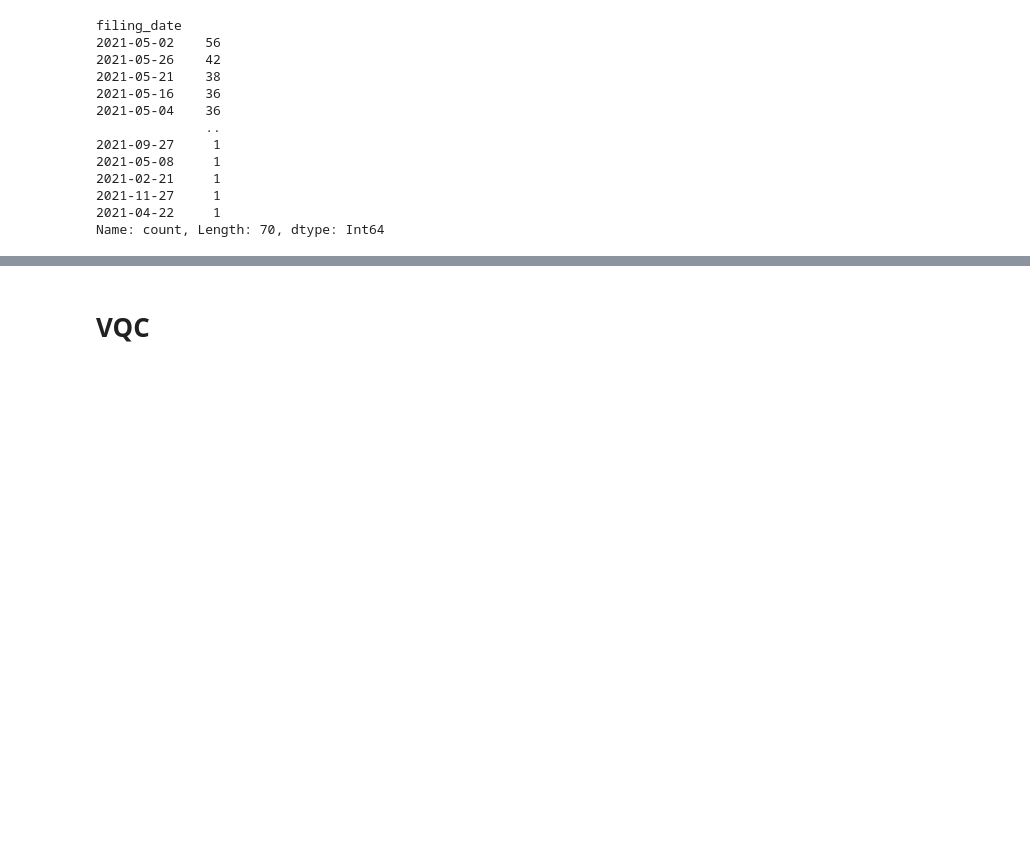
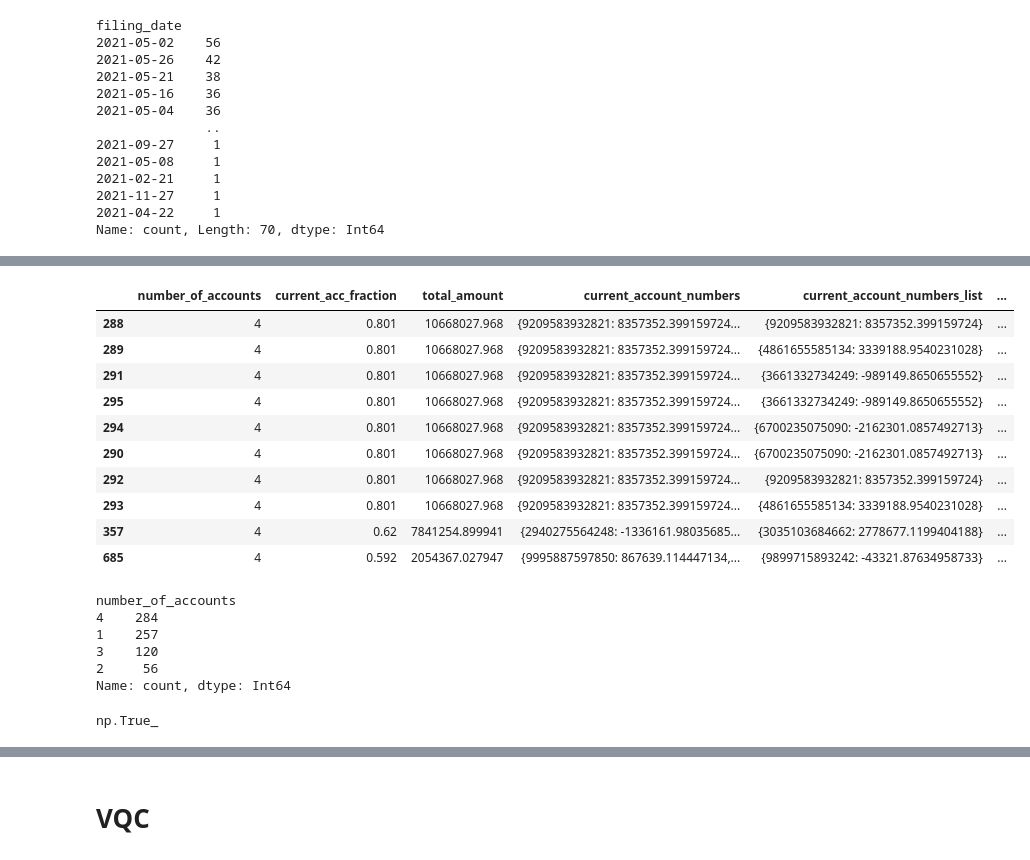
Before and after one commit to floatn/QML-for-finance, a Jupyter notebook: qml_code.ipynb, the cells around one changed output, grey strips where cells are left out. Drawn from its saved outputs; the diff is of its cells as text; code cells hidden in the pictures; blank space fills up the shorter version.

```diff
--- a/qml_code.ipynb
+++ b/qml_code.ipynb
@@ -1585,0 +1626,28 @@ cs4_df = cs3_df.copy()
+# %%
+cs4_df.sort_values(by='company_reg_number', ascending=False)[cs4_df.columns[178:186]].sort_values(by='number_of_accounts', ascending=False).head(10)
+# %% [output]
+|  | number_of_accounts | current_acc_fraction | total_amount | current_account_numbers | current_account_numbers_list | ... |
+| 288 | 4 | 0.801 | 10668027.968 | {9209583932821: 8357352.399159724... | {9209583932821: 8357352.399159724} | ... |
+| 289 | 4 | 0.801 | 10668027.968 | {9209583932821: 8357352.399159724... | {4861655585134: 3339188.9540231028} | ... |
+| 291 | 4 | 0.801 | 10668027.968 | {9209583932821: 8357352.399159724... | {3661332734249: -989149.8650655552} | ... |
+| 295 | 4 | 0.801 | 10668027.968 | {9209583932821: 8357352.399159724... | {3661332734249: -989149.8650655552} | ... |
+| 294 | 4 | 0.801 | 10668027.968 | {9209583932821: 8357352.399159724... | {6700235075090: -2162301.0857492713} | ... |
+| 290 | 4 | 0.801 | 10668027.968 | {9209583932821: 8357352.399159724... | {6700235075090: -2162301.0857492713} | ... |
+| 292 | 4 | 0.801 | 10668027.968 | {9209583932821: 8357352.399159724... | {9209583932821: 8357352.399159724} | ... |
+| 293 | 4 | 0.801 | 10668027.968 | {9209583932821: 8357352.399159724... | {4861655585134: 3339188.9540231028} | ... |
+| 357 | 4 | 0.62 | 7841254.899941 | {2940275564248: -1336161.98035685... | {3035103684662: 2778677.1199404188} | ... |
+| 685 | 4 | 0.592 | 2054367.027947 | {9995887597850: 867639.114447134,... | {9899715893242: -43321.87634958733} | ... |
+# %%
+cs4_df['number_of_accounts'].value_counts()
+# %% [output]
+number_of_accounts
+4    284
+1    257
+3    120
+2     56
+Name: count, dtype: Int64
+# %%
+cs4_df.groupby('company_reg_number')['current_acc_fraction'].apply(lambda x: (x.iloc[0] == x).all()).all()
+cs4_df.groupby('company_reg_number')['total_amount'].apply(lambda x: (x.iloc[0] == x).all()).all()
+# %% [output]
+np.True_
```
Also changed, not shown: parts of 21 cells of this notebook.
